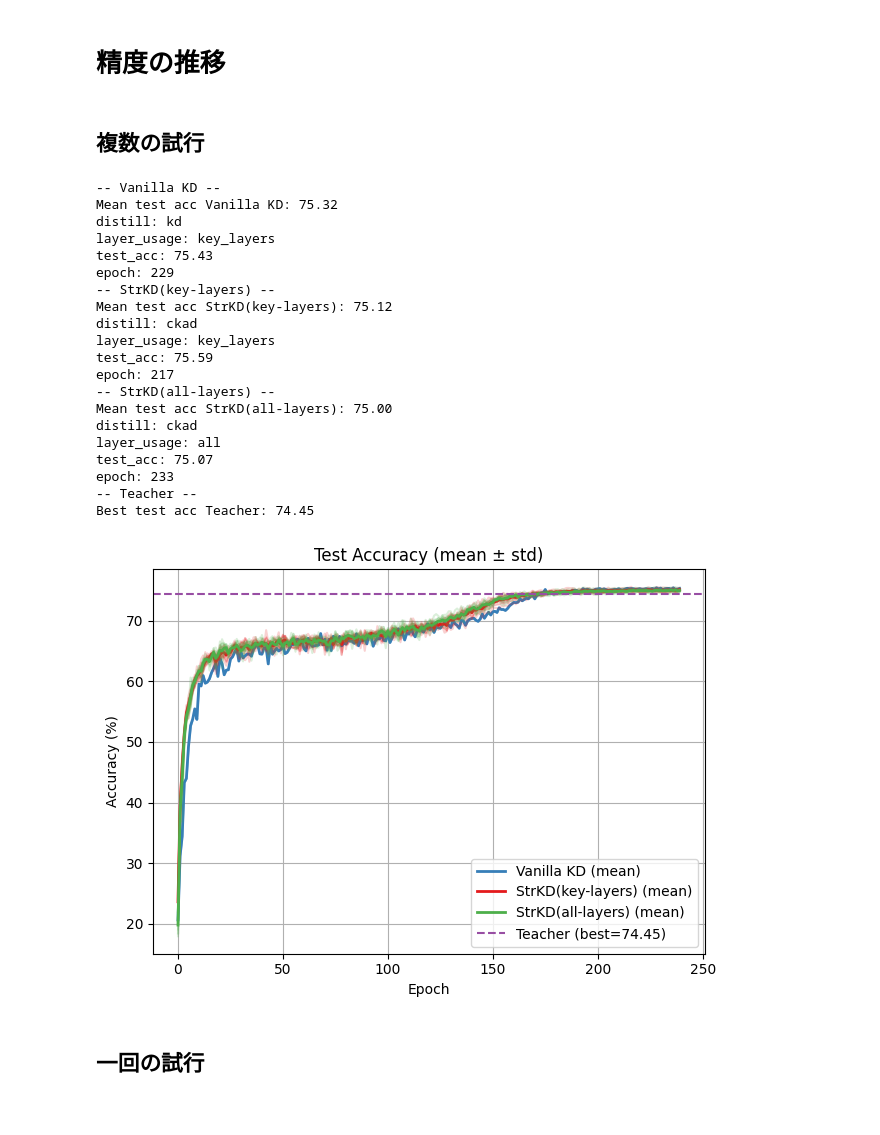
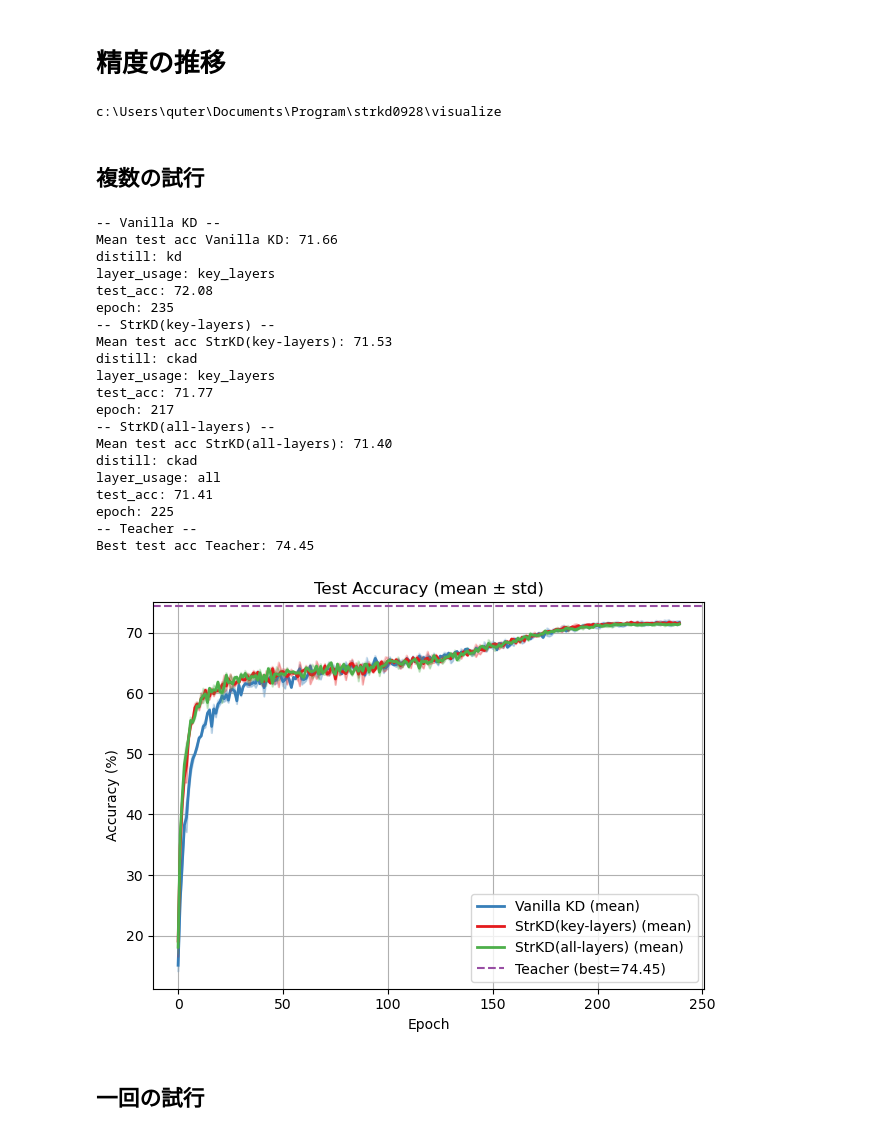
Before and after one commit to Komatsunabok/strkd0928, a Jupyter notebook: visualize/viz_acc.ipynb, the cells around one changed output. Saved outputs shown, nothing was run; the diff lists cells and outputs as text; code cells hidden in the pictures.

```diff
--- a/visualize/viz_acc.ipynb
+++ b/visualize/viz_acc.ipynb
@@ -58,6 +58,12 @@ def show_json_info(json_path, keys=None):
                 print(f"{key}: {data[key]}")
             else:
                 print(f"{key}: [キーが存在しません]")
+# %%
+import os
+
+print(os.getcwd())  # 現在の作業ディレクトリを表示
+# %% [output]
+c:\Users\quter\Documents\Program\strkd0928\visualize
 # %% [markdown]
 ## 複数の試行
 # %%
@@ -72,23 +78,16 @@ root_teacher = os.path.join("..", "save", "teachers", "models")
 
 files = {
     "Vanilla KD": [
-"S_vgg16_bn-T_vgg16_bn-cifar100-trial_0-epochs_240-bs_64-kd-cls_1.0-div_1.0-beta_10.0-20251023_202111",
+"S_vgg16_bn_half-T_vgg16_bn-cifar100-trial_0-epochs_240-bs_64-kd-cls_1.0-div_1.0-beta_10.0-20251030_150951",
+"S_vgg16_bn_half-T_vgg16_bn-cifar100-trial_0-epochs_240-bs_64-kd-cls_1.0-div_1.0-beta_10.0-20251030_154459",
     ],
     "StrKD(key-layers)": [
-"S_vgg16_bn-T_vgg16_bn-cifar100-trial_0-epochs_240-bs_64-ckad-cls_1.0-div_1.0-beta_10.0-20251020_132022",
-"S_vgg16_bn-T_vgg16_bn-cifar100-trial_0-epochs_240-bs_64-ckad-cls_1.0-div_1.0-beta_10.0-20251023_110635",
-"S_vgg16_bn-T_vgg16_bn-cifar100-trial_0-epochs_240-bs_64-ckad-cls_1.0-div_1.0-beta_10.0-20251023_121226",
-"S_vgg16_bn-T_vgg16_bn-cifar100-trial_0-epochs_240-bs_64-ckad-cls_1.0-div_1.0-beta_10.0-20251023_131941",
-"S_vgg16_bn-T_vgg16_bn-cifar100-trial_0-epochs_240-bs_64-ckad-cls_1.0-div_1.0-beta_10.0-20251023_143449",
-"S_vgg16_bn-T_vgg16_bn-cifar100-trial_0-epochs_240-bs_64-ckad-cls_1.0-div_1.0-beta_10.0-20251023_164110",
+"S_vgg16_bn_half-T_vgg16_bn-cifar100-trial_0-epochs_240-bs_64-ckad-cls_1.0-div_1.0-beta_10.0-20251030_134125",
+"S_vgg16_bn_half-T_vgg16_bn-cifar100-trial_0-epochs_240-bs_64-ckad-cls_1.0-div_1.0-beta_10.0-20251030_142536",
     ],
     "StrKD(all-layers)": [
-"S_vgg16_bn-T_vgg16_bn-cifar100-trial_0-epochs_240-bs_64-ckad-cls_1.0-div_1.0-beta_10.0-20251020_185856",
-"S_vgg16_bn-T_vgg16_bn-cifar100-trial_0-epochs_240-bs_64-ckad-cls_1.0-div_1.0-beta_10.0-20251023_174853",
-"S_vgg16_bn-T_vgg16_bn-cifar100-trial_0-epochs_240-bs_64-ckad-cls_1.0-div_1.0-beta_10.0-20251024_120305",
-"S_vgg16_bn-T_vgg16_bn-cifar100-trial_0-epochs_240-bs_64-ckad-cls_1.0-div_1.0-beta_10.0-20251024_140807",
-"S_vgg16_bn-T_vgg16_bn-cifar100-trial_0-epochs_240-bs_64-ckad-cls_1.0-div_1.0-beta_10.0-20251024_153544",
-"S_vgg16_bn-T_vgg16_bn-cifar100-trial_0-epochs_240-bs_64-ckad-cls_1.0-div_1.0-beta_10.0-20251024_170315",
+"S_vgg16_bn_half-T_vgg16_bn-cifar100-trial_0-epochs_240-bs_64-ckad-cls_1.0-div_1.0-beta_10.0-20251030_095314",
+"S_vgg16_bn_half-T_vgg16_bn-cifar100-trial_0-epochs_240-bs_64-ckad-cls_1.0-div_1.0-beta_10.0-20251030_122432",
     ],
     "Teacher": [
         "vgg16_bn-cifar100-trial_0-epochs_240-bs_64-20251014_162623"
@@ -144,43 +143,43 @@ for idx, (label, paths) in enumerate(files.items()):
                      mean_acc + std_acc,
                      color=col[idx],
                      alpha=0.2)
 
     if label != "Teacher":
         json_path = os.path.join(root, paths[0], "parameters.json")
         show_json_info(json_path, keys=["distill", "layer_usage"])
-        json_path = os.path.join(root, paths[0], "test_best_metrics.json")
+        json_path = os.path.join(root, paths[1], "test_best_metrics.json")
         show_json_info(json_path, keys=["test_acc", "epoch"])
 
 
 plt.xlabel("Epoch")
 plt.ylabel("Accuracy (%)")
 plt.title("Test Accuracy (mean ± std)")
 plt.legend()
 plt.grid(True)
 plt.tight_layout()
 plt.show()
 # %% [output]
 -- Vanilla KD --
-Mean test acc Vanilla KD: 75.32
+Mean test acc Vanilla KD: 71.66
 distill: kd
 layer_usage: key_layers
-test_acc: 75.43
-epoch: 229
+test_acc: 72.08
+epoch: 235
 -- StrKD(key-layers) --
-Mean test acc StrKD(key-layers): 75.12
+Mean test acc StrKD(key-layers): 71.53
 distill: ckad
 layer_usage: key_layers
-test_acc: 75.59
+test_acc: 71.77
 epoch: 217
 -- StrKD(all-layers) --
-Mean test acc StrKD(all-layers): 75.00
+Mean test acc StrKD(all-layers): 71.40
 distill: ckad
 layer_usage: all
-test_acc: 75.07
-epoch: 233
+test_acc: 71.41
+epoch: 225
 -- Teacher --
 Best test acc Teacher: 74.45
-[figure, old version]
+[figure, new version]
 # %% [markdown]
 ## 一回の試行
 # %%
```
Also changed, not shown: 2 other files.
